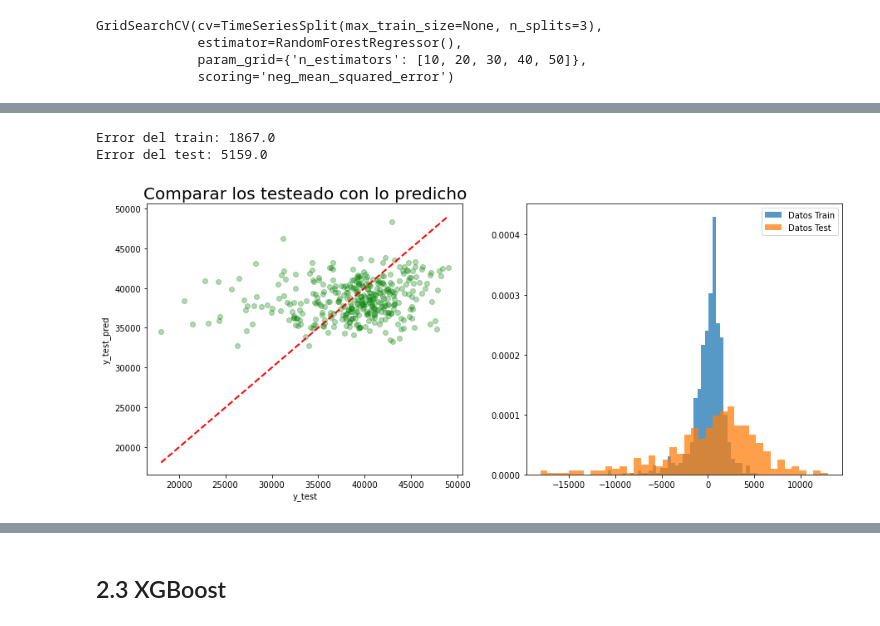
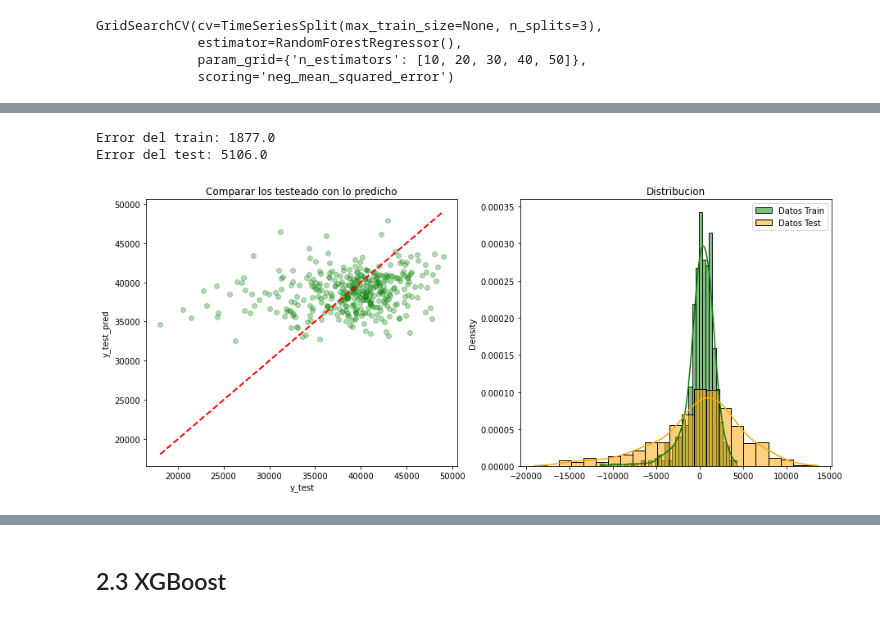
Before and after one commit to francoargn/Data_Science, a Jupyter notebook: DS_Proyecto_03_ST.ipynb, the cells around one changed output, grey strips where cells are left out. Drawn from its saved outputs; the diff is of its cells as text; code cells hidden in the pictures.

```diff
--- a/DS_Proyecto_03_ST.ipynb
+++ b/DS_Proyecto_03_ST.ipynb
@@ -895,30 +900,31 @@ plt.show()
 # %%
 plt.figure(figsize=(15,6))
 plt.subplot(1,2,1)
 plt.scatter(y_test,y_test_pred_2,alpha=0.3,color='green')
 
 plt.plot([y_test.min(), y_test.max()],
          [y_test.min(),y_test.max()],
          'r--',linewidth=2)
 
 
-plt.title('Comparar los testeado con lo predicho',fontsize=20)
+plt.title('Comparar los testeado con lo predicho')
 plt.xlabel('y_test')
 plt.ylabel('y_test_pred')
 
 
 plt.subplot(1,2,2)
-plt.hist(y_train-y_train_pred_2,density=1,alpha=0.75,bins=40,histtype='bar',label='Datos Train')
-plt.hist(y_test-y_test_pred_2, density=1, alpha=0.75,bins=40,histtype='bar', label='Datos Test')
+sns.histplot(y_train-y_train_pred, kde=True,label='Datos Train',stat='density',color='green')
+sns.histplot(y_test-y_test_pred, kde=True,label='Datos Test',stat='density',color='orange')
+plt.title('Distribucion')
 plt.legend()
 
 MSE=mean_squared_error(y_train,y_train_pred_2,squared=False)
 MSE_test=mean_squared_error(y_test, y_test_pred_2, squared=False)
 print('Error del train:',MSE.round())
 print('Error del test:',MSE_test.round())
 
 plt.show()
 # %% [output]
-Error del train: 1867.0
-Error del test: 5159.0
+Error del train: 1877.0
+Error del test: 5106.0
-[figure, old version]
+[figure, new version]
```
Also changed, not shown: parts of 42 cells of this notebook.
